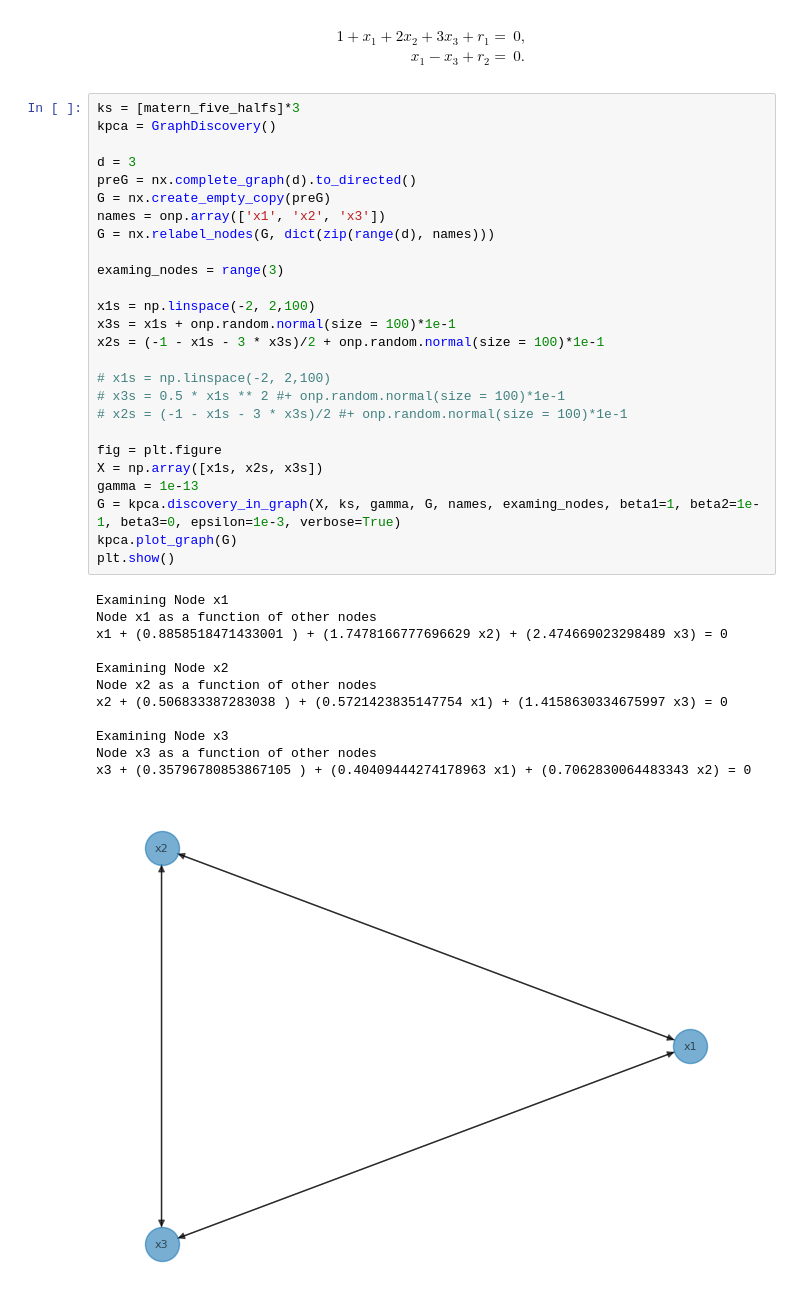
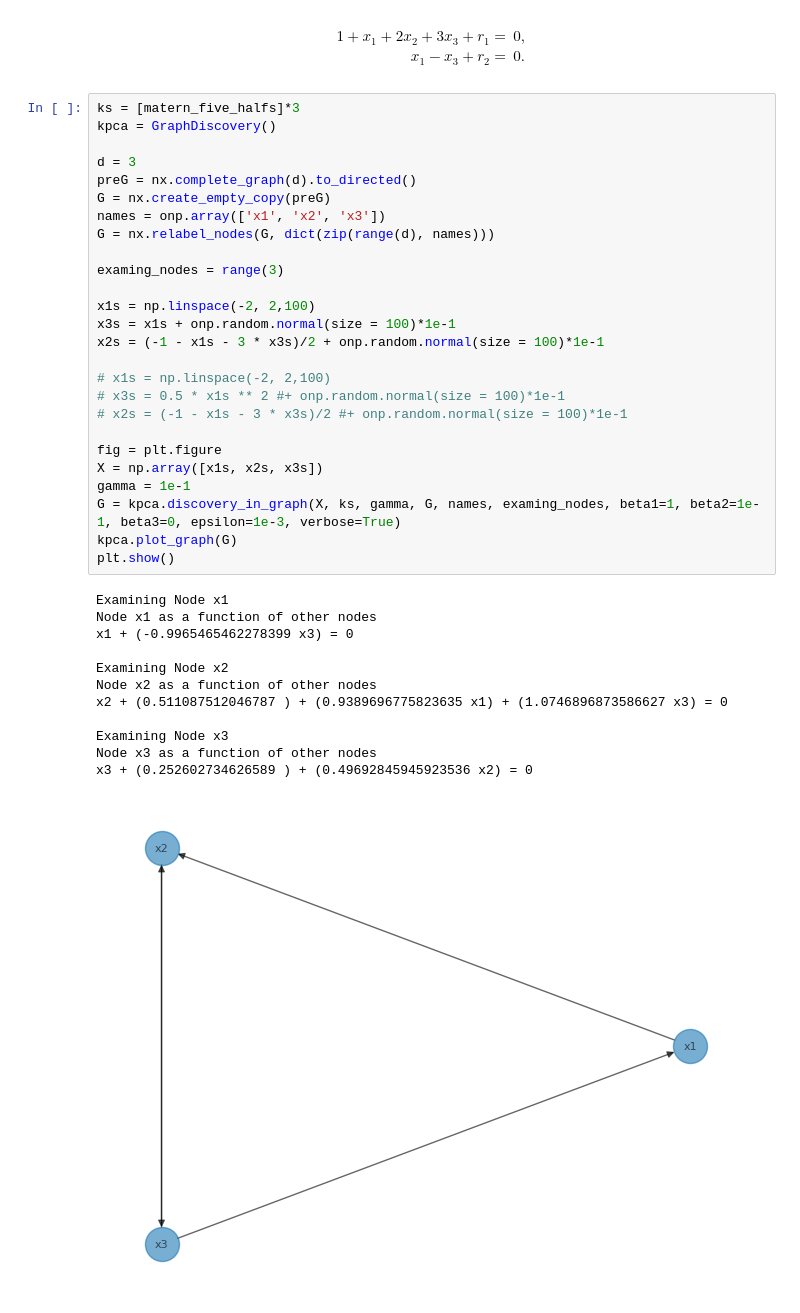
Before and after one commit to PauBatlle/GraphDiscovery, a Jupyter notebook: main_graph_discovery.ipynb, the cells around one changed output. Drawn from its saved outputs; the diff is of its cells as text.

```diff
--- a/main_graph_discovery.ipynb
+++ b/main_graph_discovery.ipynb
@@ -154,35 +154,35 @@ kpca = GraphDiscovery()
 d = 3
 preG = nx.complete_graph(d).to_directed()
 G = nx.create_empty_copy(preG)
 names = onp.array(['x1', 'x2', 'x3'])
 G = nx.relabel_nodes(G, dict(zip(range(d), names)))
 
 examing_nodes = range(3)
 
 x1s = np.linspace(-2, 2,100)
 x3s = x1s + onp.random.normal(size = 100)*1e-1
 x2s = (-1 - x1s - 3 * x3s)/2 + onp.random.normal(size = 100)*1e-1
 
 # x1s = np.linspace(-2, 2,100)
 # x3s = 0.5 * x1s ** 2 #+ onp.random.normal(size = 100)*1e-1
 # x2s = (-1 - x1s - 3 * x3s)/2 #+ onp.random.normal(size = 100)*1e-1
 
 fig = plt.figure
 X = np.array([x1s, x2s, x3s])
-gamma = 1e-13
+gamma = 1e-1
 G = kpca.discovery_in_graph(X, ks, gamma, G, names, examing_nodes, beta1=1, beta2=1e-1, beta3=0, epsilon=1e-3, verbose=True)
 kpca.plot_graph(G)
 plt.show()
 # %% [output]
 Examining Node x1
 Node x1 as a function of other nodes
-x1 + (0.8858518471433001 ) + (1.7478166777696629 x2) + (2.474669023298489 x3) = 0
+x1 + (-0.9965465462278399 x3) = 0
 
 Examining Node x2
 Node x2 as a function of other nodes
-x2 + (0.506833387283038 ) + (0.5721423835147754 x1) + (1.4158630334675997 x3) = 0
+x2 + (0.511087512046787 ) + (0.9389696775823635 x1) + (1.0746896873586627 x3) = 0
 
 Examining Node x3
 Node x3 as a function of other nodes
-x3 + (0.35796780853867105 ) + (0.40409444274178963 x1) + (0.7062830064483343 x2) = 0
+x3 + (0.252602734626589 ) + (0.49692845945923536 x2) = 0
-[figure, old version]
+[figure, new version]
```
